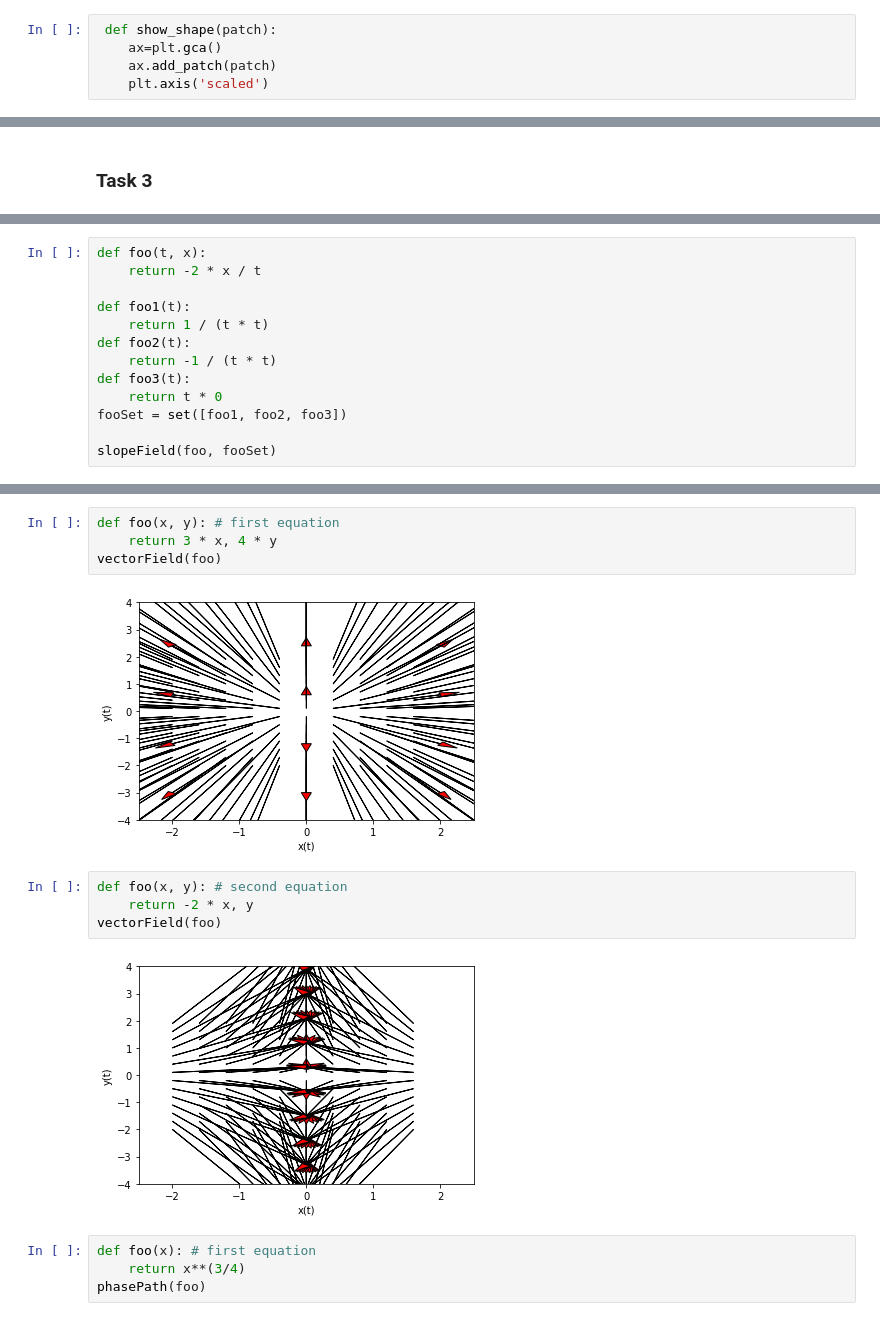
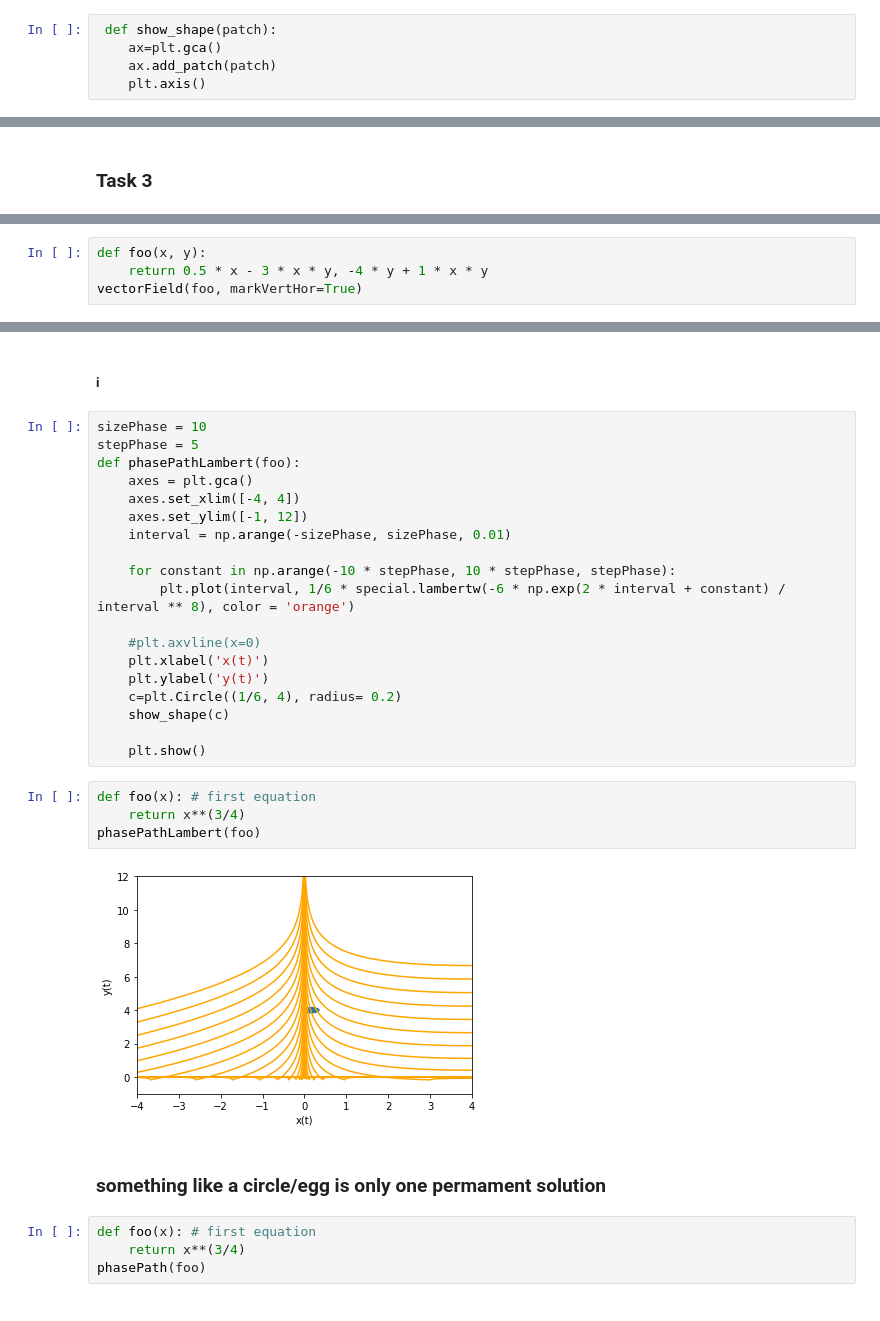
Before and after one commit to peinrules/differential_equations, a Jupyter notebook: Slope_fields_2.ipynb, the cells around one changed output, grey strips where cells are left out. Drawn from its saved outputs; the diff is of its cells as text.

```diff
--- a/Slope_fields_2.ipynb
+++ b/Slope_fields_2.ipynb
@@ -6,7 +7,7 @@ import math
  def show_shape(patch):
     ax=plt.gca()
     ax.add_patch(patch)
-    plt.axis('scaled')
+    plt.axis()
 # %% [markdown]
 ## Slope Field
 # %%
@@ -255,13 +195,0 @@ slopeField(foo, fooSet)
-# %%
-def foo(t, x):
-    return -2 * x / t
-
-def foo1(t):
-    return 1 / (t * t)
-def foo2(t):
-    return -1 / (t * t)
-def foo3(t):
-    return t * 0
-fooSet = set([foo1, foo2, foo3])
-
-slopeField(foo, fooSet)
@@ -271,0 +198,4 @@ slopeField(foo, fooSet)
+# %%
+def foo(x, y):
+    return 0.5 * x - 3 * x * y, -4 * y + 1 * x * y
+vectorField(foo, markVertHor=True)
@@ -272,15 +218,32 @@ slopeField(foo, fooSet)
+# %% [markdown]
+##### i
+# %%
+sizePhase = 10
+stepPhase = 5
+def phasePathLambert(foo):
+    axes = plt.gca()
+    axes.set_xlim([-4, 4])
+    axes.set_ylim([-1, 12])
+    interval = np.arange(-sizePhase, sizePhase, 0.01)
+
+    for constant in np.arange(-10 * stepPhase, 10 * stepPhase, stepPhase):
+        plt.plot(interval, 1/6 * special.lambertw(-6 * np.exp(2 * interval + constant) / interval ** 8), color = 'orange')
+
+    #plt.axvline(x=0)
+    plt.xlabel('x(t)')
+    plt.ylabel('y(t)')
+    c=plt.Circle((1/6, 4), radius= 0.2)
+    show_shape(c)
+
+    plt.show()
 # %%
-def foo(x, y): # first equation
-    return 3 * x, 4 * y
-vectorField(foo)
+def foo(x): # first equation
+    return x**(3/4)
+phasePathLambert(foo)
 # %% [output]
-[figure, old version]
+[figure, new version]
-# %%
-def foo(x, y): # second equation
-    return -2 * x, y
-vectorField(foo)
-# %% [output]
-[figure, removed]
+# %% [markdown]
+### something like a circle/egg is only one permament solution
 # %%
 def foo(x): # first equation
     return x**(3/4)
```
Also changed, not shown: parts of 20 cells of this notebook.
